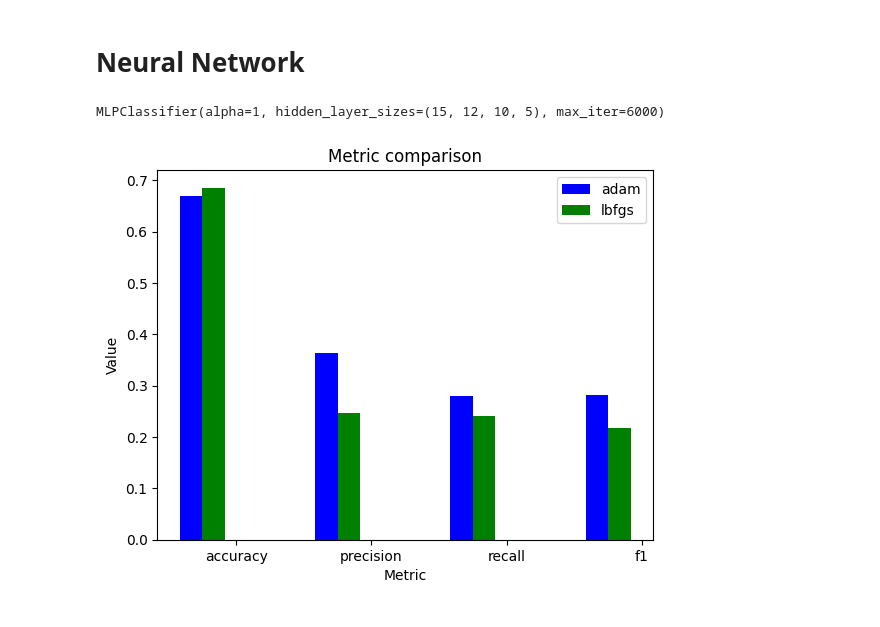
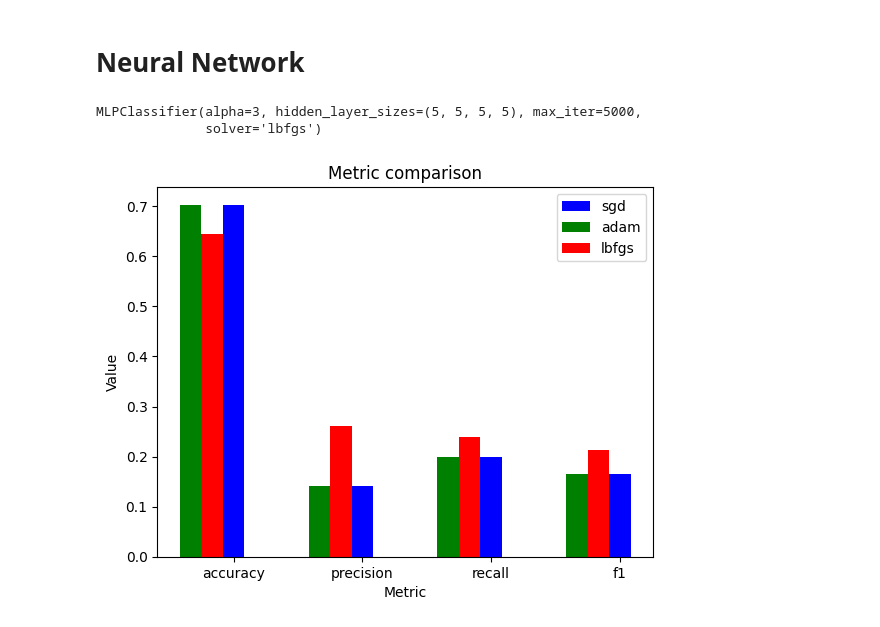
Before and after one commit to juanlo017/AISentimentAnalysis, a Jupyter notebook: SentimentAnalysis.ipynb, the cells around one changed output. Cells and saved outputs as stored; diff of their text form; code cells hidden in the pictures.

Commit message:
feat: all solvers tested

```diff
--- a/SentimentAnalysis.ipynb
+++ b/SentimentAnalysis.ipynb
@@ -531,44 +531,58 @@ plt.show()
 # Neural Network
 # %%
 from sklearn.neural_network import MLPClassifier
+from sklearn.preprocessing import StandardScaler
 
-mlp_adam = MLPClassifier(hidden_layer_sizes = (5,5,5,5), max_iter = 6000, solver = 'adam', alpha = 1)
-mlp_lbfgs = MLPClassifier(hidden_layer_sizes = (15,12,10,5), max_iter = 6000, solver = 'adam', alpha = 1)
+scaler = StandardScaler(with_mean = False)
 
+scaler.fit(X_train)
+X_train = scaler.transform(X_train)
+X_test = scaler.transform(X_test)
+
+mlp_sgd = MLPClassifier(hidden_layer_sizes = (5,5,5,5), max_iter = 5000, solver = 'sgd', alpha = 3)
+mlp_adam = MLPClassifier(hidden_layer_sizes = (5,5,5,5), max_iter = 5000, solver = 'adam', alpha = 3)
+mlp_lbfgs = MLPClassifier(hidden_layer_sizes = (5,5,5,5), max_iter = 5000, solver = 'lbfgs', alpha = 3)
+
+mlp_sgd.fit(X_train, y_train)
 mlp_adam.fit(X_train, y_train)
 mlp_lbfgs.fit(X_train, y_train)
 
 #predictions = mlp.predict(X_test)
 # %% [output]
-MLPClassifier(alpha=1, hidden_layer_sizes=(15, 12, 10, 5), max_iter=6000)
+MLPClassifier(alpha=3, hidden_layer_sizes=(5, 5, 5, 5), max_iter=5000,
+              solver='lbfgs')
 # %%
 from sklearn.metrics import classification_report
 
 #report = classification_report(y_test,predictions)
 #print(report)
+
+results_nn_sgd = cross_validate(mlp_sgd, X, y, cv=5, scoring=scoring_metrics)
 results_nn_adam = cross_validate(mlp_adam, X, y, cv=5, scoring=scoring_metrics)
 results_nn_lbfgs = cross_validate(mlp_lbfgs, X, y, cv=5, scoring=scoring_metrics)
 # %%
+nn_sgd_mean_metrics = calculate_mean_metrics(results_nn_sgd)
 nn_adam_mean_metrics = calculate_mean_metrics(results_nn_adam)
 nn_lbfgs_mean_metrics = calculate_mean_metrics(results_nn_lbfgs)
 
 metric_categories = ['accuracy', 'precision', 'recall', 'f1']
 N = len(metric_categories)
 fig, ax = plt.subplots()
 space = 1.5
 ind = np.arange(0,N*space, space)
 width_bar = 0.25
 
-rect1 = ax.bar(ind-0.50, nn_adam_mean_metrics[2:], color = 'b', width = width_bar, label='adam')
-rect2 = ax.bar(ind-0.25, nn_lbfgs_mean_metrics[2:], color = 'g', width = width_bar, label='lbfgs')
+rect1 = ax.bar(ind+0, nn_sgd_mean_metrics[2:], color = 'b', width = width_bar, label='sgd')
+rect2 = ax.bar(ind-0.50, nn_adam_mean_metrics[2:], color = 'g', width = width_bar, label='adam')
+rect3 = ax.bar(ind-0.25, nn_lbfgs_mean_metrics[2:], color = 'r', width = width_bar, label='lbfgs')
 
 ax.set_xlabel('Metric')
 ax.set_ylabel('Value')
 ax.set_title('Metric comparison')
 
 ax.set_xticks(ind)
 ax.set_xticklabels(metric_categories)
 ax.legend()
 plt.show()
 # %% [output]
-[figure, old version]
+[figure, new version]
```
Also changed, not shown: parts of 8 cells of this notebook.
